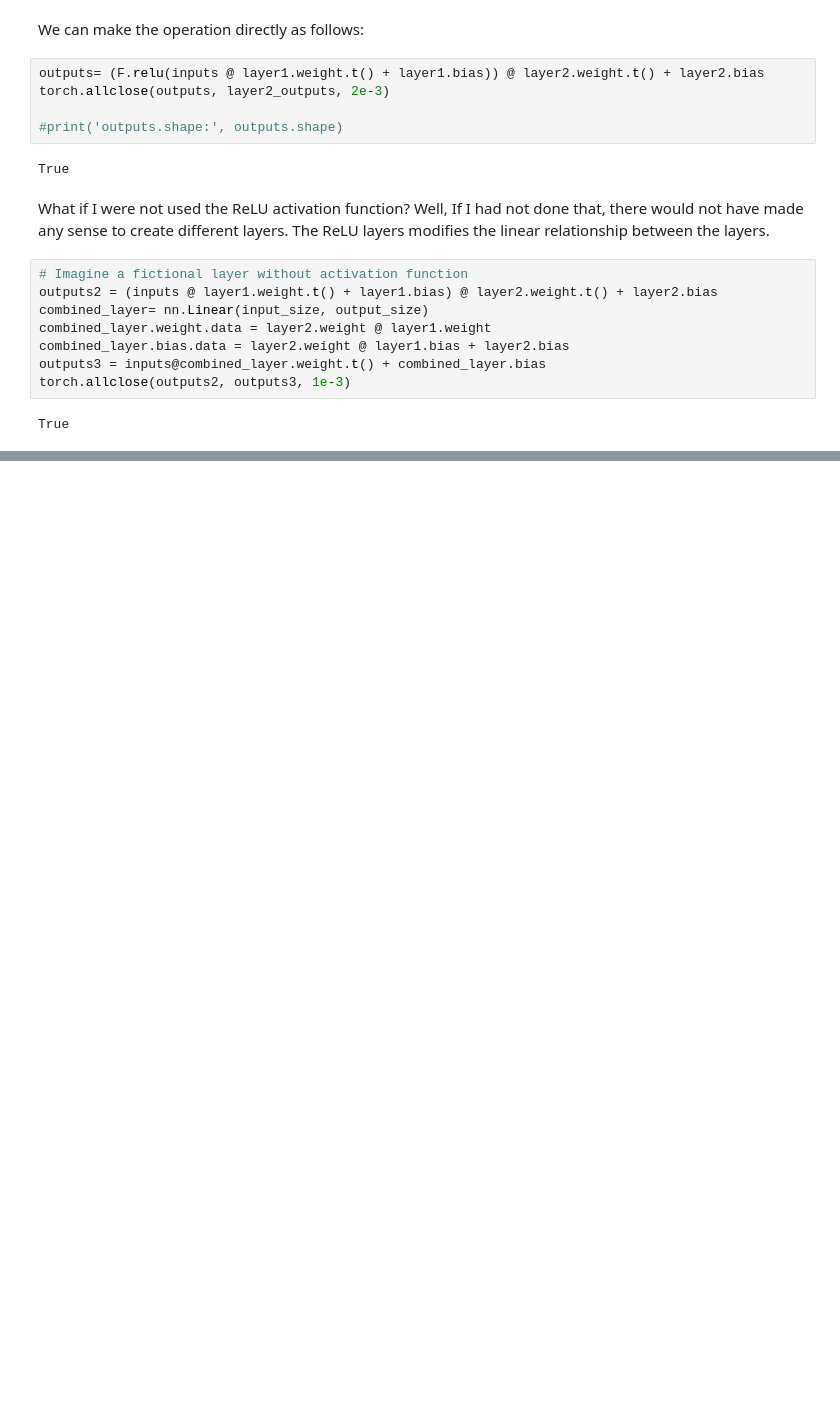
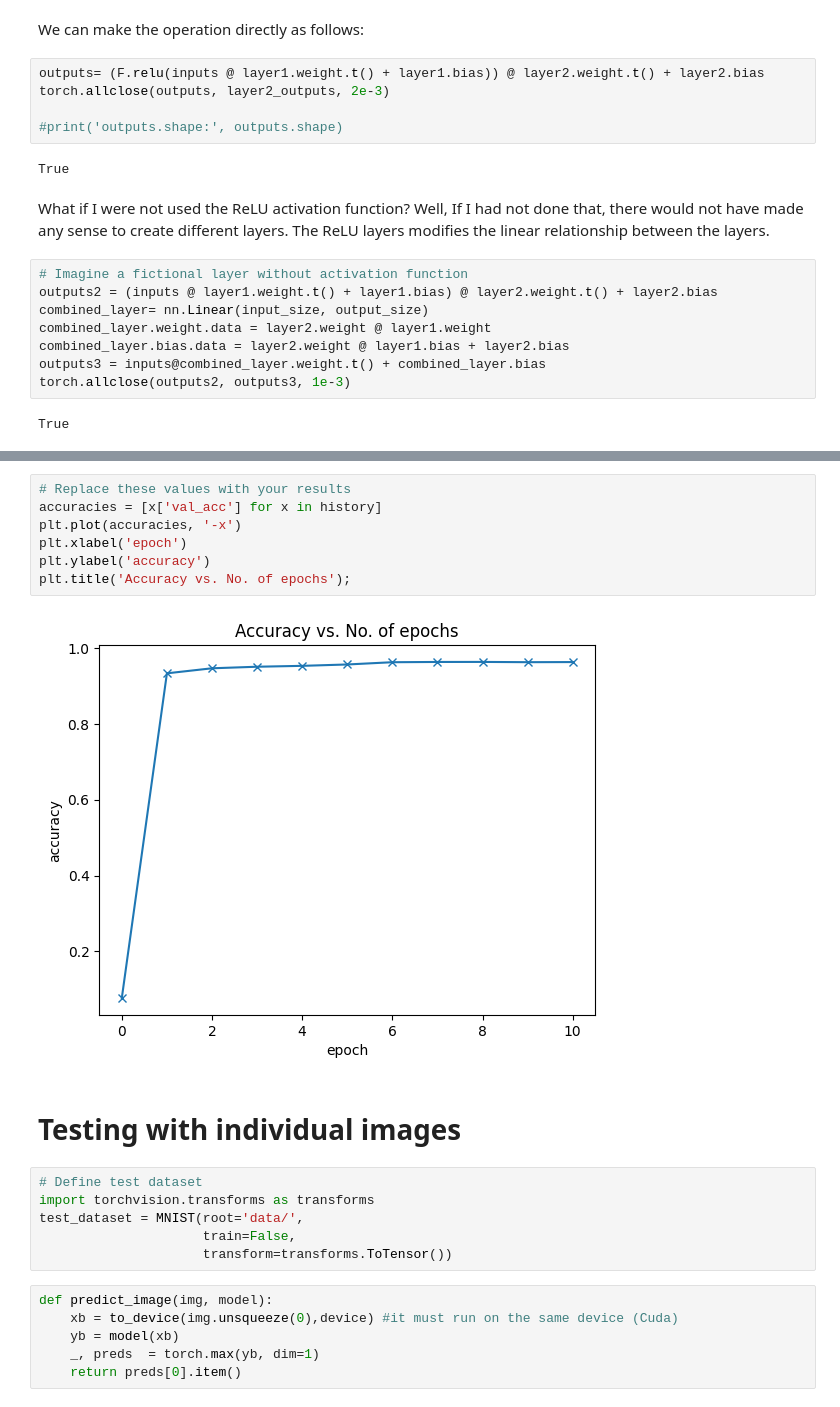
Before and after one commit to fjpcediel87/DeepLearning--Learning, a Jupyter notebook: Simple_NN.ipynb, the cells around one changed output, grey strips where cells are left out. Saved outputs shown, nothing was run; the diff lists cells and outputs as text; blank space fills up the shorter version.

```diff
--- a/Simple_NN.ipynb
+++ b/Simple_NN.ipynb
@@ -159,0 +379,23 @@ True
+# %%
+# Replace these values with your results
+accuracies = [x['val_acc'] for x in history]
+plt.plot(accuracies, '-x')
+plt.xlabel('epoch')
+plt.ylabel('accuracy')
+plt.title('Accuracy vs. No. of epochs');
+# %% [output]
+[figure, added]
+# %% [markdown]
+# Testing with individual images
+# %%
+# Define test dataset
+import torchvision.transforms as transforms
+test_dataset = MNIST(root='data/',
+                     train=False,
+                     transform=transforms.ToTensor())
+# %%
+def predict_image(img, model):
+    xb = to_device(img.unsqueeze(0),device) #it must run on the same device (Cuda)
+    yb = model(xb)
+    _, preds  = torch.max(yb, dim=1)
+    return preds[0].item()
```
Also changed, not shown: parts of 33 cells of this notebook.
